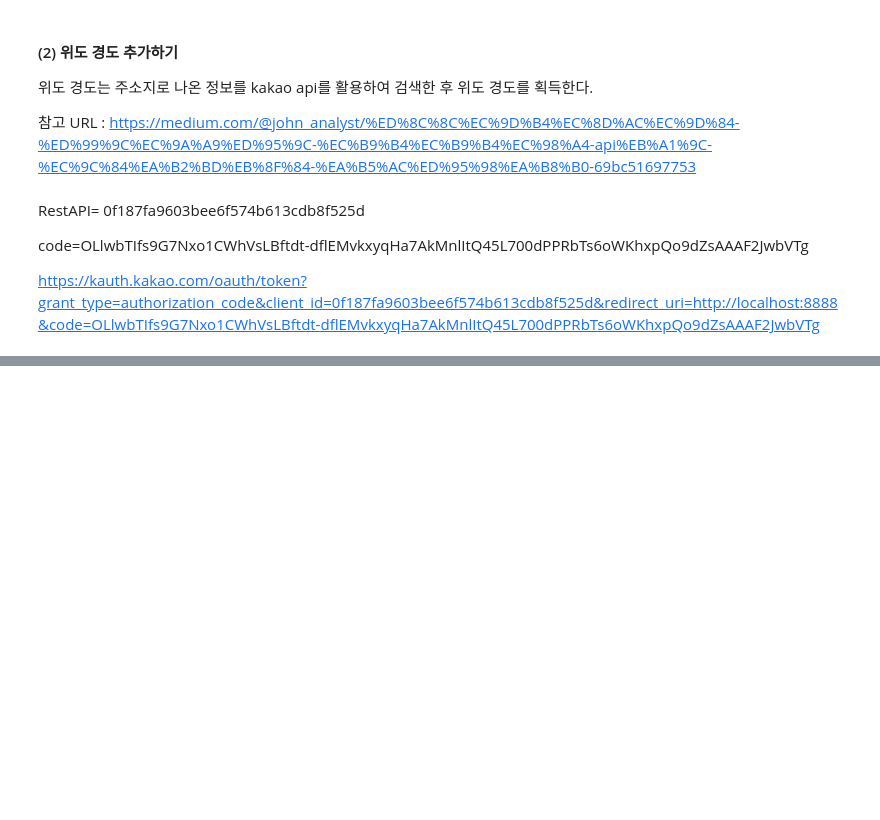
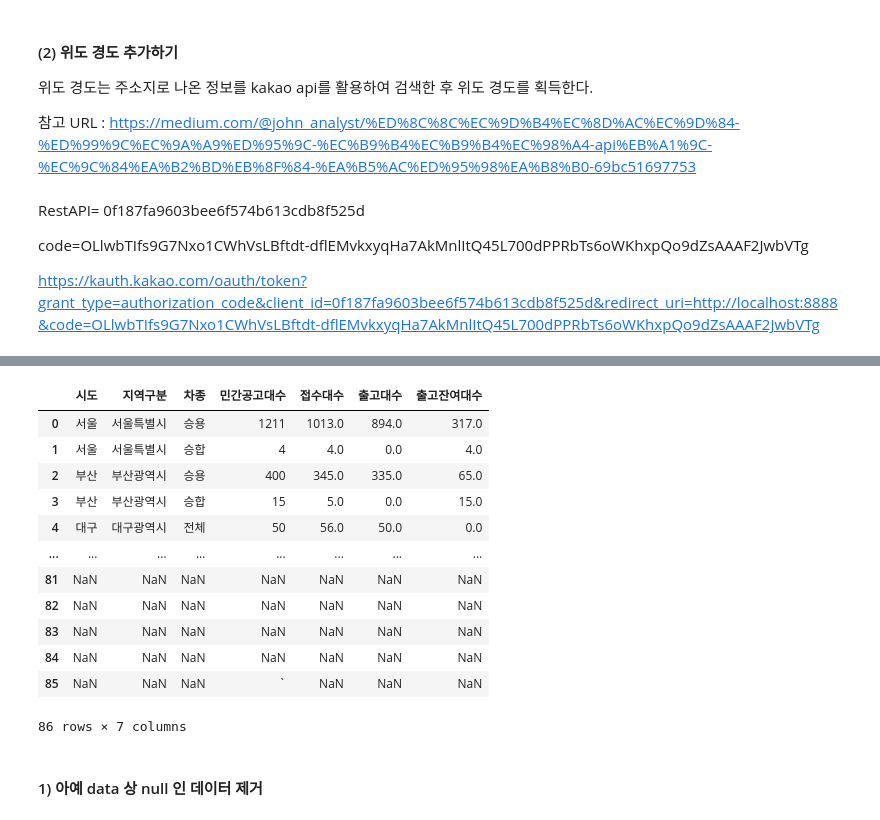
Before and after one commit to KernelTrek/ai_challenge, a Jupyter notebook: 1. 자동차_등록자료통계_전처리.ipynb, the cells around one changed output, grey strips where cells are left out. Drawn from its saved outputs; the diff is of its cells as text; code cells hidden in the pictures; blank space fills up the shorter version.

```diff
--- a/1. 자동차_등록자료통계_전처리.ipynb
+++ b/1. 자동차_등록자료통계_전처리.ipynb
@@ -204,0 +341,22 @@ getLatLng('서울 마포구 모래내로1길 20')
+# %%
+path = "./data"
+target_file = os.path.join(path, 'Hydrogen_car_supply_status.csv')
+hyd_supply_df = pd.read_csv(target_file)
+# %%
+hyd_supply_df
+# %% [output]
+|  | 시도 | 지역구분 | 차종 | 민간공고대수 | 접수대수 | 출고대수 | 출고잔여대수 |
+| 0 | 서울 | 서울특별시 | 승용 | 1211 | 1013.0 | 894.0 | 317.0 |
+| 1 | 서울 | 서울특별시 | 승합 | 4 | 4.0 | 0.0 | 4.0 |
+| 2 | 부산 | 부산광역시 | 승용 | 400 | 345.0 | 335.0 | 65.0 |
+| 3 | 부산 | 부산광역시 | 승합 | 15 | 5.0 | 0.0 | 15.0 |
+| 4 | 대구 | 대구광역시 | 전체 | 50 | 56.0 | 50.0 | 0.0 |
+| ... | ... | ... | ... | ... | ... | ... | ... |
+| 81 | NaN | NaN | NaN | NaN | NaN | NaN | NaN |
+| 82 | NaN | NaN | NaN | NaN | NaN | NaN | NaN |
+| 83 | NaN | NaN | NaN | NaN | NaN | NaN | NaN |
+| 84 | NaN | NaN | NaN | NaN | NaN | NaN | NaN |
+| 85 | NaN | NaN | NaN | ` | NaN | NaN | NaN |
+86 rows × 7 columns
+# %% [markdown]
+#### 1) 아예 data 상 null 인 데이터 제거
```
Also changed, not shown: parts of 54 cells of this notebook.
